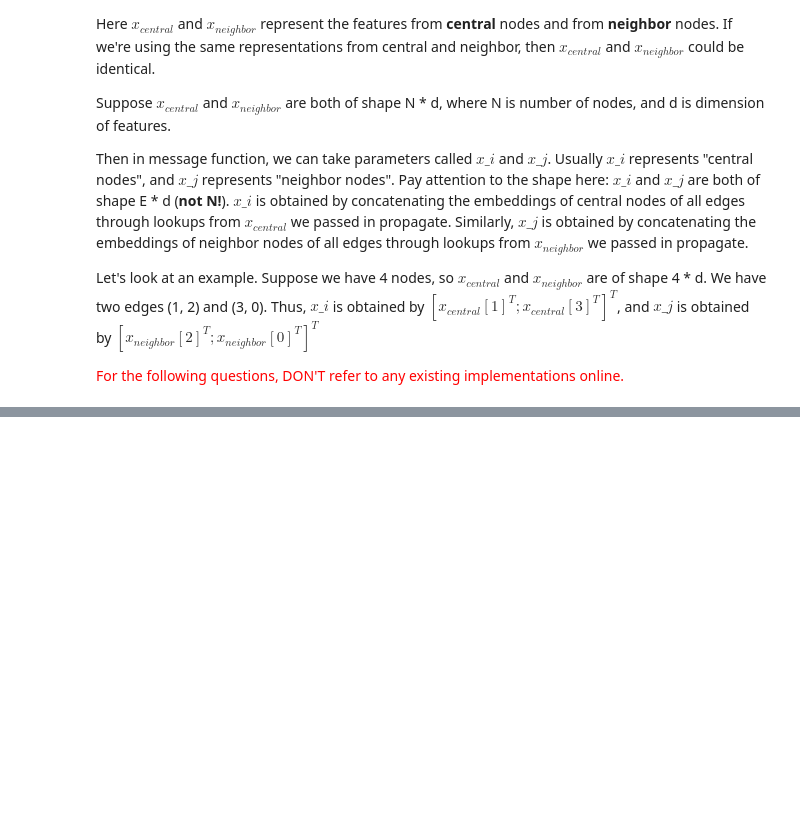
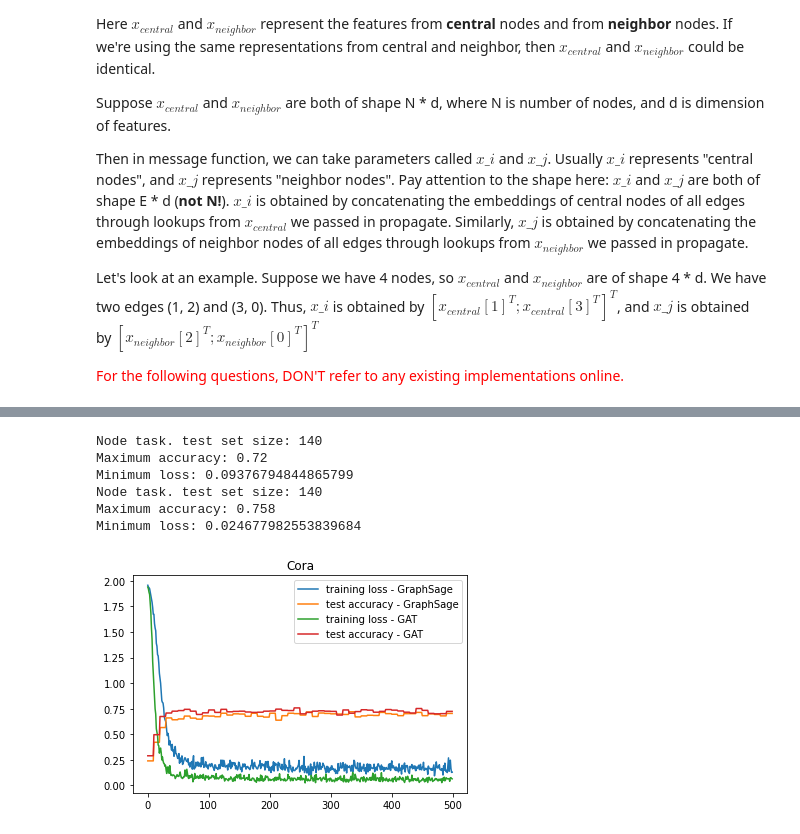
Before and after one commit to 2359181042/GNN_cs224w, a Jupyter notebook: CS224W_Colab_3.ipynb, the cells around one changed output, grey strips where cells are left out. Drawn from its saved outputs; the diff is of its cells as text; code cells hidden in the pictures; blank space fills up the shorter version.

```diff
--- a/CS224W_Colab_3.ipynb
+++ b/CS224W_Colab_3.ipynb
@@ -241,0 +538,40 @@ class GraphSage(MessagePassing):
+# %%
+def main():
+    for args in [
+        {'model_type': 'GraphSage', 'dataset': 'cora', 'num_layers': 2, 'heads': 1, 'batch_size': 32, 'hidden_dim': 32, 'dropout': 0.5, 'epochs': 500, 'opt': 'adam', 'opt_scheduler': 'none', 'opt_restart': 0, 'weight_decay': 5e-3, 'lr': 0.01},
+    ]:
+        args = objectview(args)
+        for model in ['GraphSage', 'GAT']:
+            args.model_type = model
+
+            # Match the dimension.
+            if model == 'GAT':
+              args.heads = 2
+            else:
+              args.heads = 1
+
+            if args.dataset == 'cora':
+                dataset = Planetoid(root='/tmp/cora', name='Cora')
+            else:
+                raise NotImplementedError("Unknown dataset")
+            test_accs, losses = train(dataset, args)
+
+            print("Maximum accuracy: {0}".format(max(test_accs)))
+            print("Minimum loss: {0}".format(min(losses)))
+
+            plt.title(dataset.name)
+            plt.plot(losses, label="training loss" + " - " + args.model_type)
+            plt.plot(test_accs, label="test accuracy" + " - " + args.model_type)
+        plt.legend()
+        plt.show()
+
+if __name__ == '__main__':
+    main()
+# %% [output]
+Node task. test set size: 140
+Maximum accuracy: 0.72
+Minimum loss: 0.09376794844865799
+Node task. test set size: 140
+Maximum accuracy: 0.758
+Minimum loss: 0.024677982553839684
+[figure, added]
```
Also changed, not shown: parts of 23 cells of this notebook.
